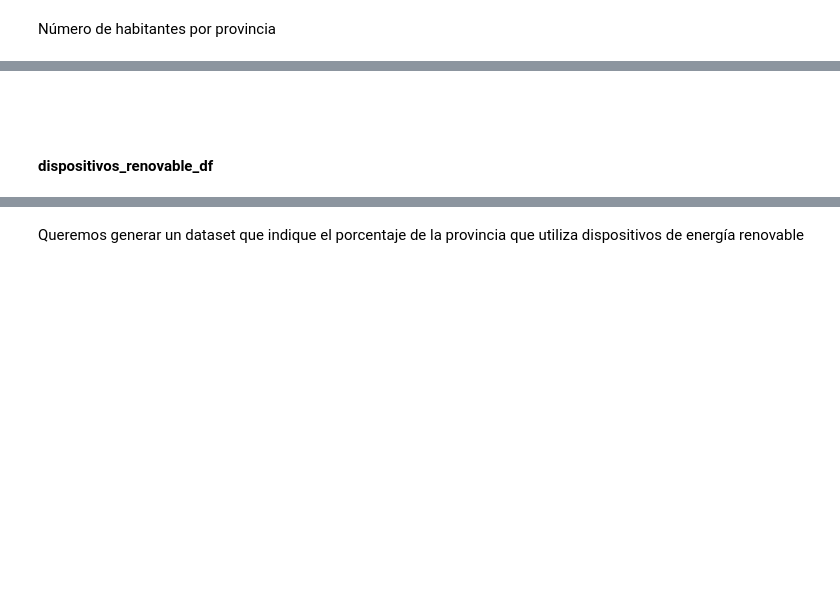
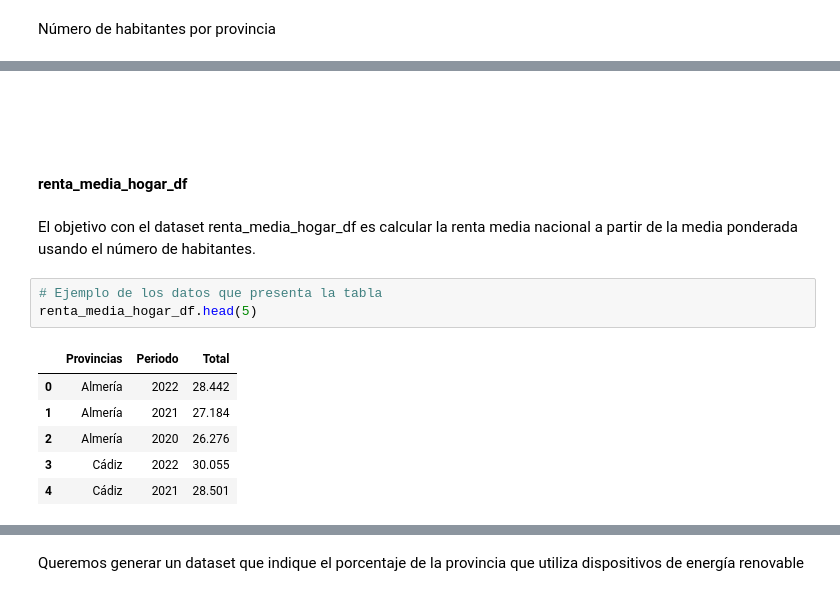
Before and after one commit to elena-17/DataMining-24-25, a Jupyter notebook: src/data_card_1_processing.ipynb, the cells around one changed output, grey strips where cells are left out. Cells and saved outputs as stored; diff of their text form; blank space fills up the shorter version.

```diff
--- a/src/data_card_1_processing.ipynb
+++ b/src/data_card_1_processing.ipynb
@@ -109,5 +161,17 @@ Número de habitantes por provincia
 # %% [markdown]
 <br>
 <br>
-
-#### dispositivos_renovable_df
+# %% [markdown]
+#### renta_media_hogar_df
+# %% [markdown]
+El objetivo con el dataset renta_media_hogar_df es calcular la renta media nacional a partir de la media ponderada usando el número de habitantes.
+# %%
+# Ejemplo de los datos que presenta la tabla
+renta_media_hogar_df.head(5)
+# %% [output]
+|  | Provincias | Periodo | Total |
+| 0 | Almería | 2022 | 28.442 |
+| 1 | Almería | 2021 | 27.184 |
+| 2 | Almería | 2020 | 26.276 |
+| 3 | Cádiz | 2022 | 30.055 |
+| 4 | Cádiz | 2021 | 28.501 |
```
Also changed, not shown: parts of 21 cells of this notebook.
